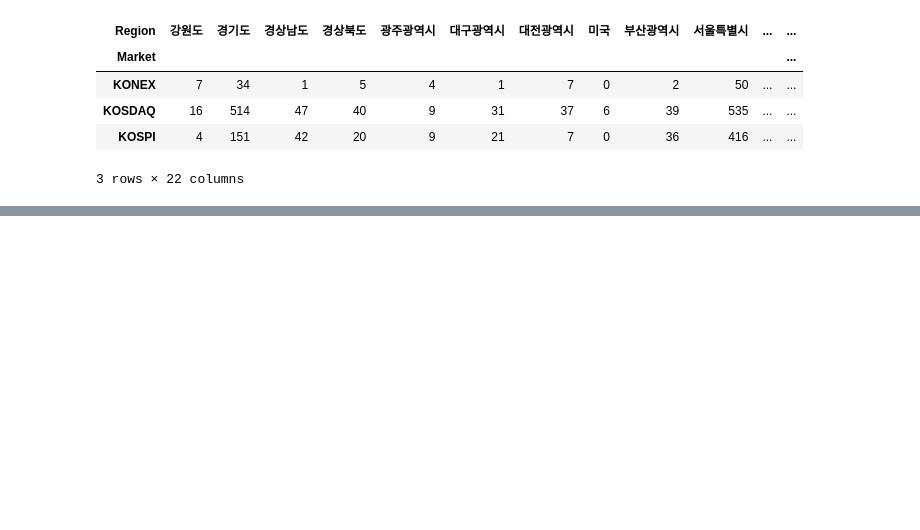
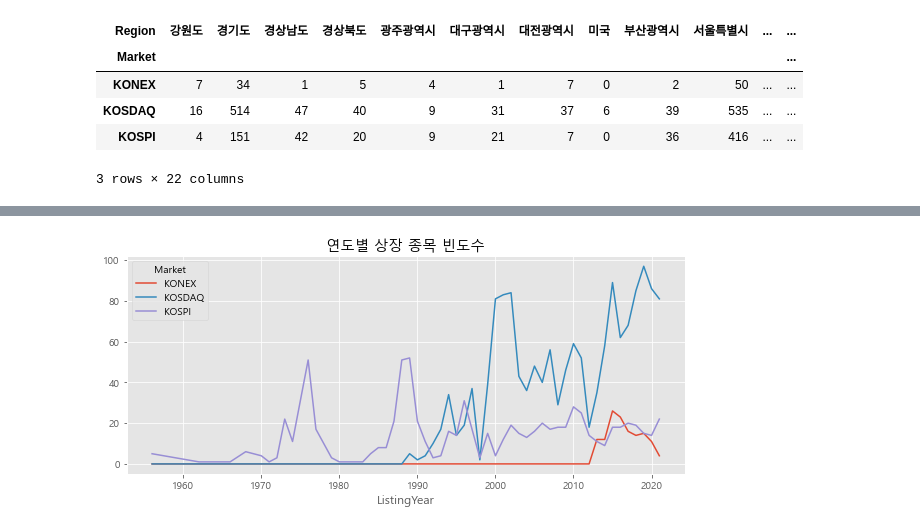
Before and after one commit to ParkSuJeong74/credit_ML, a Jupyter notebook: KRX/KRX_Freq.ipynb, the cells around one changed output, grey strips where cells are left out. Cells and saved outputs as stored; diff of their text form; code cells hidden in the pictures; blank space fills up the shorter version.

```diff
--- a/KRX/KRX_Freq.ipynb
+++ b/KRX/KRX_Freq.ipynb
@@ -382,0 +397,3 @@ sns.countplot()
+# %%
+market_year = pd.crosstab(df["Market"], df["ListingYear"])
+market_year
@@ -382,0 +414,7 @@ sns.countplot()
+# %%
+# pandas
+# T : 회전
+# line plot은 연속된 데이터로 가정하고 그림
+g = market_year.T.plot(figsize=(10,4), title="연도별 상장 종목 빈도수")
+# %% [output]
+[figure, added]
```
Also changed, not shown: parts of 21 cells of this notebook, 1 other file.
